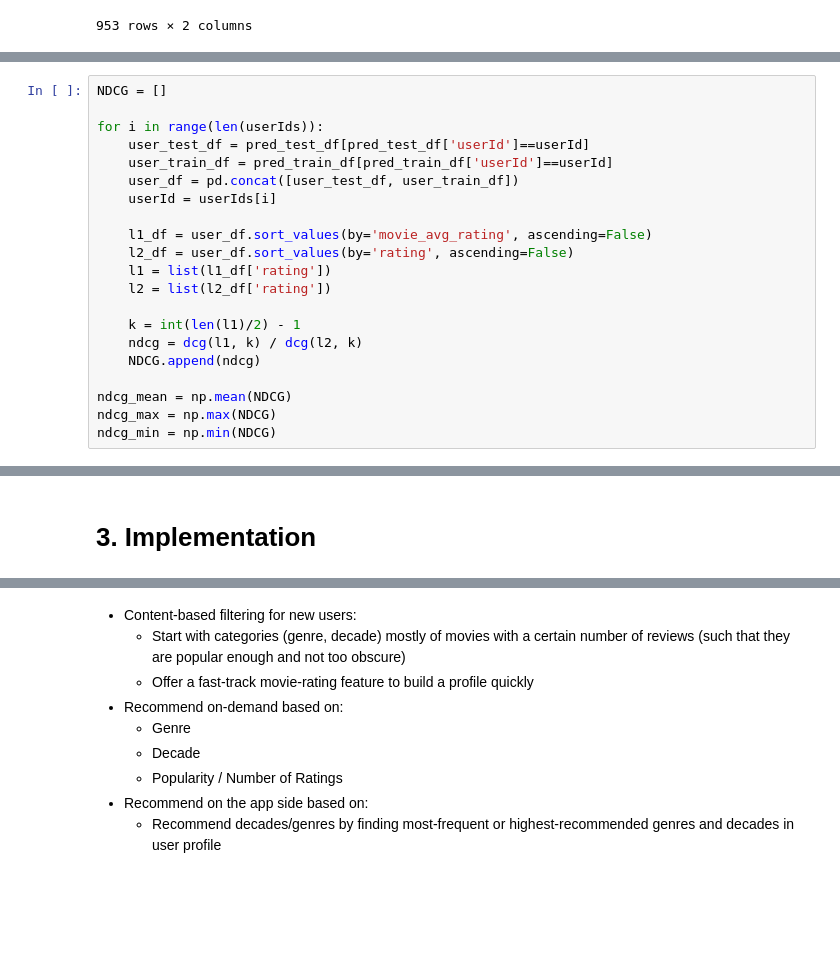
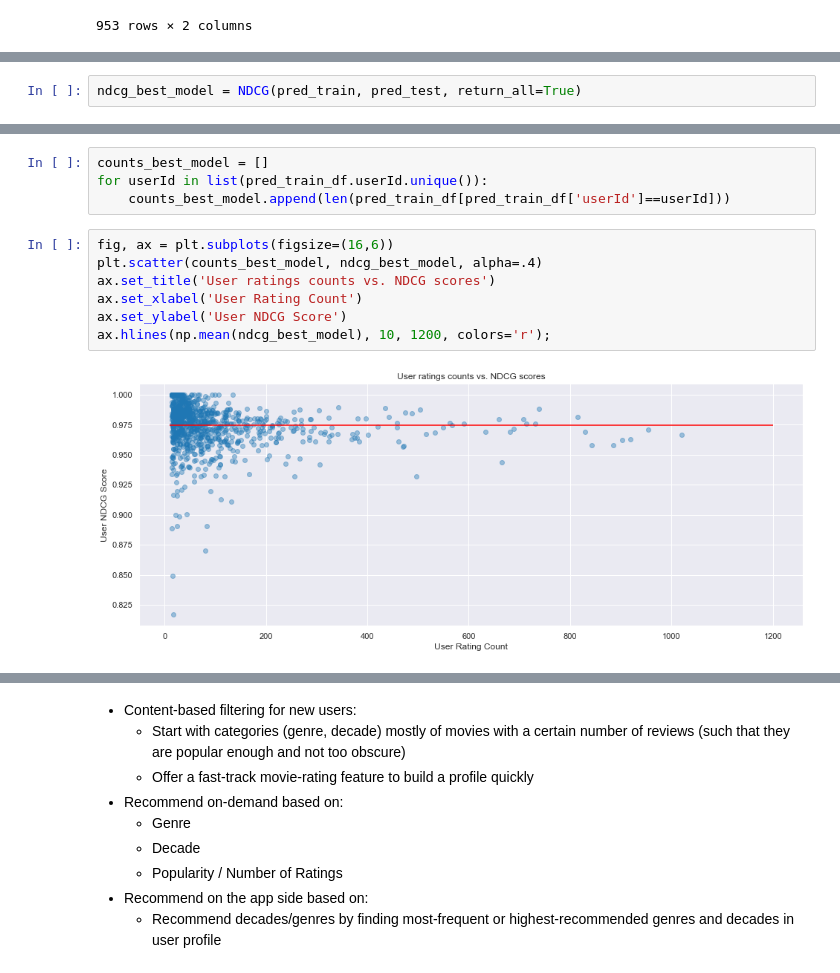
Before and after one commit to willcd/module4-project, a Jupyter notebook: notebook.ipynb, the cells around one changed output, grey strips where cells are left out. Drawn from its saved outputs; the diff is of its cells as text; blank space fills up the shorter version.

Commit message:
implementation phase begun

```diff
--- a/notebook.ipynb
+++ b/notebook.ipynb
@@ -640,0 +779,2 @@ def dcg(values, k):
+# %%
+ndcg_best_model = NDCG(pred_train, pred_test, return_all=True)
@@ -713,21 +871,0 @@ pred_train_df['movie_avg_rating'] = [movieId_means[movieId] for movieId in pred_
-# %%
-NDCG = []
-
-for i in range(len(userIds)):
-    user_test_df = pred_test_df[pred_test_df['userId']==userId]
-    user_train_df = pred_train_df[pred_train_df['userId']==userId]
-    user_df = pd.concat([user_test_df, user_train_df])
-    userId = userIds[i]
-
-    l1_df = user_df.sort_values(by='movie_avg_rating', ascending=False)
-    l2_df = user_df.sort_values(by='rating', ascending=False)
-    l1 = list(l1_df['rating'])
-    l2 = list(l2_df['rating'])
-
-    k = int(len(l1)/2) - 1
-    ndcg = dcg(l1, k) / dcg(l2, k)
-    NDCG.append(ndcg)
-
-ndcg_mean = np.mean(NDCG)
-ndcg_max = np.max(NDCG)
-ndcg_min = np.min(NDCG)
@@ -745,2 +872,13 @@ ax.set_xlabel('NDCG');
-# %% [markdown]
-# 3. Implementation
+# %%
+counts_best_model = []
+for userId in list(pred_train_df.userId.unique()):
+    counts_best_model.append(len(pred_train_df[pred_train_df['userId']==userId]))
+# %%
+fig, ax = plt.subplots(figsize=(16,6))
+plt.scatter(counts_best_model, ndcg_best_model, alpha=.4)
+ax.set_title('User ratings counts vs. NDCG scores')
+ax.set_xlabel('User Rating Count')
+ax.set_ylabel('User NDCG Score')
+ax.hlines(np.mean(ndcg_best_model), 10, 1200, colors='r');
+# %% [output]
+[figure, added]
```
Also changed, not shown: parts of 56 cells of this notebook.
